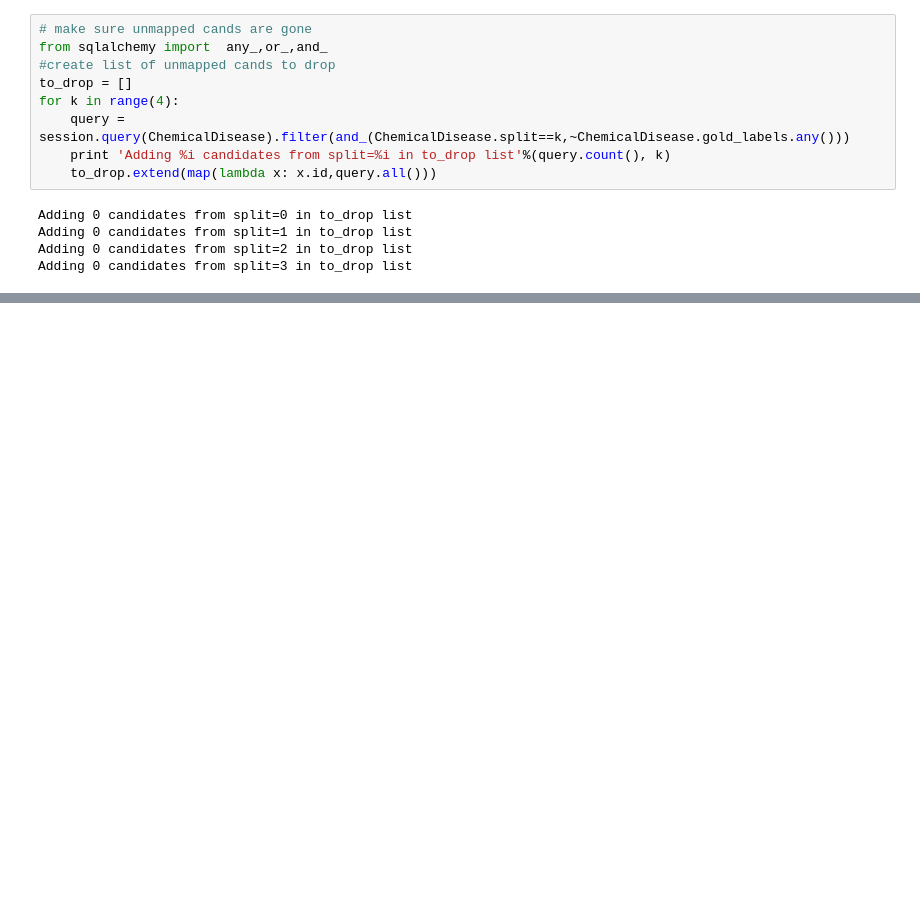
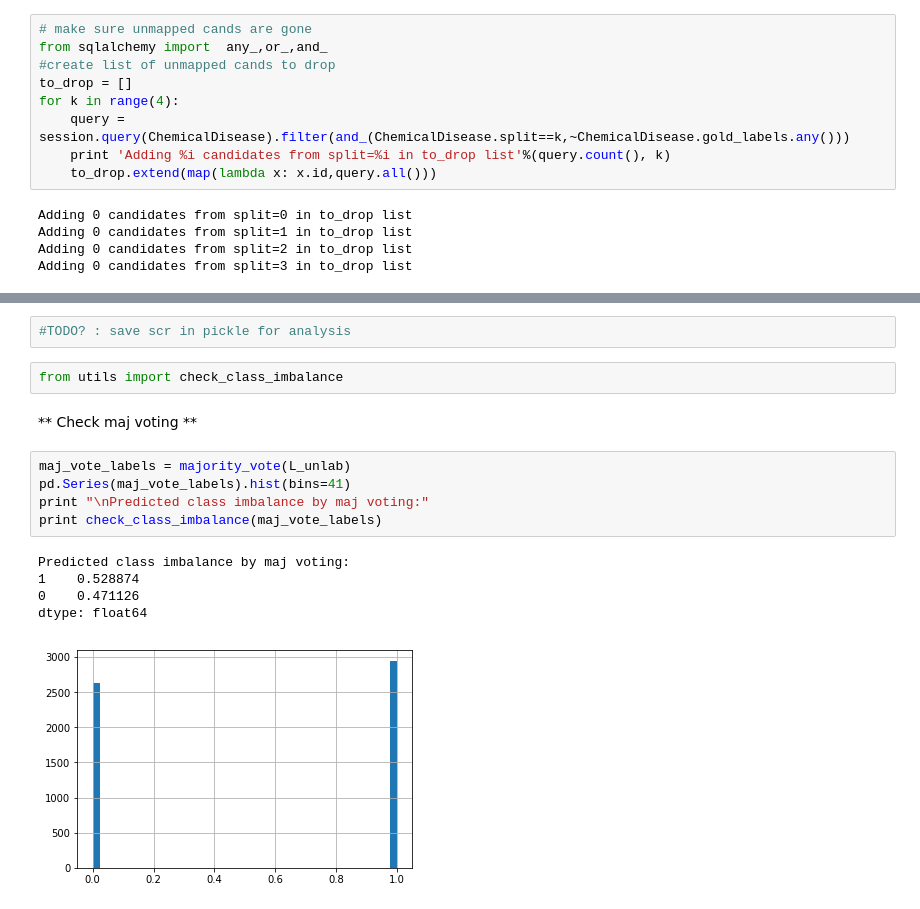
Before and after one commit to littlewine/snorkel-ml, a Jupyter notebook: my-code/CDR experiment.ipynb, the cells around one changed output, grey strips where cells are left out. Cells and saved outputs as stored; diff of their text form; blank space fills up the shorter version.

```diff
--- a/my-code/CDR experiment.ipynb
+++ b/my-code/CDR experiment.ipynb
@@ -585,0 +696,17 @@ l
+# %%
+#TODO? : save scr in pickle for analysis
+# %%
+from utils import check_class_imbalance
+# %% [markdown]
+** Check maj voting  **
+# %%
+maj_vote_labels = majority_vote(L_unlab)
+pd.Series(maj_vote_labels).hist(bins=41)
+print "\nPredicted class imbalance by maj voting:"
+print check_class_imbalance(maj_vote_labels)
+# %% [output]
+Predicted class imbalance by maj voting:
+1    0.528874
+0    0.471126
+dtype: float64
+[figure, added]
```
Also changed, not shown: parts of 58 cells of this notebook.
